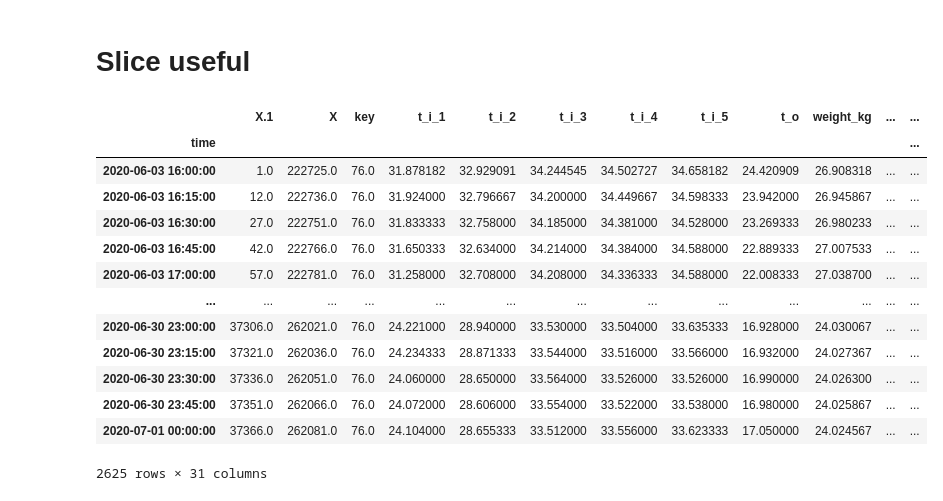
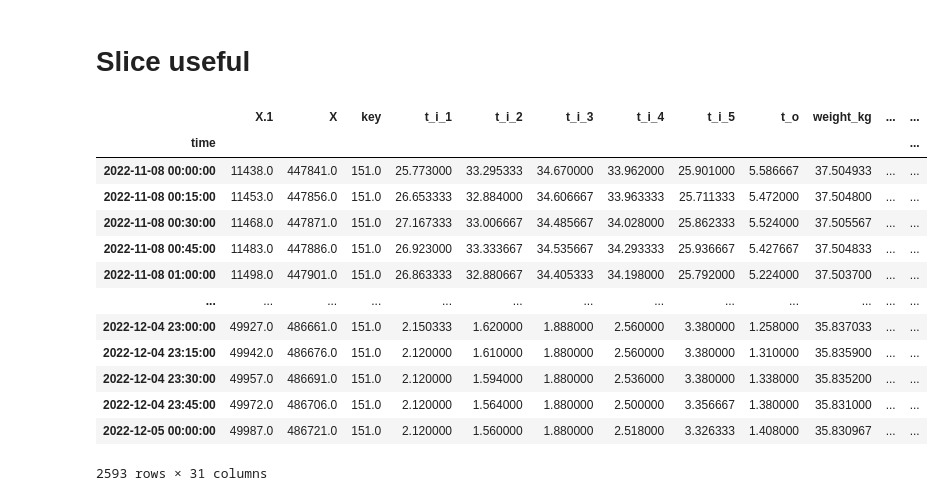
Before and after one commit to Lantain/HiveMonitor, a Jupyter notebook: insights.ipynb, the cells around one changed output. Cells and saved outputs as stored; diff of their text form; code cells hidden in the pictures.

```diff
--- a/insights.ipynb
+++ b/insights.ipynb
@@ -6,9 +6,10 @@ import matplotlib.pyplot as plt
 import matplotlib.dates as mdates
 from datetime import datetime
 import events
+import visualise
 
 # FILE = 'dataset/bob_all_processed_mins/2020_76.csv'
-FILE = 'dataset/transformed_minutes/interval_15m/2020_76-qhs.csv'
+FILE = 'dataset/transformed_minutes/interval_15m/2022_152-h.csv'
 # FILE = 'dataset/_bob_useful_processed_mins/2020_76-qhs_20190601-20190701.csv'
 
 df = pd.read_csv(FILE, dtype={
@@ -35,11 +36,12 @@ honey_indexes = events_indexes[3]
 treatment_indexes = events_indexes[4]
 died_indexes = events_indexes[5]
 
-print (f'Swarming {len(swarming_indexes)}')
-print (f'Queencell {len(queencell_indexes)}')
-print (f'Feeding {len(feeding_indexes)}')
-print (f'Honey {len(honey_indexes)}')
-print (f'Treatment {len(treatment_indexes)}')
-print (f'Died {len(died_indexes)}')
+print (f'Swarming {len(swarming_indexes)}: {swarming_indexes}')
+print (f'Queencell {len(queencell_indexes)}: {queencell_indexes}')
+print (f'Feeding {len(feeding_indexes)}: {feeding_indexes}')
+print (f'Honey {len(honey_indexes)}: {honey_indexes}')
+print (f'Treatment {len(treatment_indexes)}: {treatment_indexes}')
+print (f'Died {len(died_indexes)}: {died_indexes}')
 print ('========================================')
+print(f"{df.index.min()}  ---  {df.index.max()}")
 # %% [output]
@@ -128,26 +74,26 @@ plt.show()
 # %% [markdown]
 # Slice useful
 # %%
-start_date = pd.to_datetime('2020-06-01')
-end_date = pd.to_datetime('2020-07-01')
+# start_date = pd.to_datetime('2020-06-01')
+# end_date = pd.to_datetime('2020-07-01')
 
 df_slice = df.loc[start_date:end_date]
 df_slice
 # %% [output]
 |  | X.1 | X | key | t_i_1 | t_i_2 | t_i_3 | t_i_4 | t_i_5 | t_o | weight_kg | ... | ... |
 | time |  |  |  |  |  |  |  |  |  |  |  | ... |
-| 2020-06-03 16:00:00 | 1.0 | 222725.0 | 76.0 | 31.878182 | 32.929091 | 34.244545 | 34.502727 | 34.658182 | 24.420909 | 26.908318 | ... | ... |
-| 2020-06-03 16:15:00 | 12.0 | 222736.0 | 76.0 | 31.924000 | 32.796667 | 34.200000 | 34.449667 | 34.598333 | 23.942000 | 26.945867 | ... | ... |
-| 2020-06-03 16:30:00 | 27.0 | 222751.0 | 76.0 | 31.833333 | 32.758000 | 34.185000 | 34.381000 | 34.528000 | 23.269333 | 26.980233 | ... | ... |
-| 2020-06-03 16:45:00 | 42.0 | 222766.0 | 76.0 | 31.650333 | 32.634000 | 34.214000 | 34.384000 | 34.588000 | 22.889333 | 27.007533 | ... | ... |
-| 2020-06-03 17:00:00 | 57.0 | 222781.0 | 76.0 | 31.258000 | 32.708000 | 34.208000 | 34.336333 | 34.588000 | 22.008333 | 27.038700 | ... | ... |
+| 2022-11-08 00:00:00 | 11438.0 | 447841.0 | 151.0 | 25.773000 | 33.295333 | 34.670000 | 33.962000 | 25.901000 | 5.586667 | 37.504933 | ... | ... |
+| 2022-11-08 00:15:00 | 11453.0 | 447856.0 | 151.0 | 26.653333 | 32.884000 | 34.606667 | 33.963333 | 25.711333 | 5.472000 | 37.504800 | ... | ... |
+| 2022-11-08 00:30:00 | 11468.0 | 447871.0 | 151.0 | 27.167333 | 33.006667 | 34.485667 | 34.028000 | 25.862333 | 5.524000 | 37.505567 | ... | ... |
+| 2022-11-08 00:45:00 | 11483.0 | 447886.0 | 151.0 | 26.923000 | 33.333667 | 34.535667 | 34.293333 | 25.936667 | 5.427667 | 37.504833 | ... | ... |
+| 2022-11-08 01:00:00 | 11498.0 | 447901.0 | 151.0 | 26.863333 | 32.880667 | 34.405333 | 34.198000 | 25.792000 | 5.224000 | 37.503700 | ... | ... |
 | ... | ... | ... | ... | ... | ... | ... | ... | ... | ... | ... | ... | ... |
-| 2020-06-30 23:00:00 | 37306.0 | 262021.0 | 76.0 | 24.221000 | 28.940000 | 33.530000 | 33.504000 | 33.635333 | 16.928000 | 24.030067 | ... | ... |
-| 2020-06-30 23:15:00 | 37321.0 | 262036.0 | 76.0 | 24.234333 | 28.871333 | 33.544000 | 33.516000 | 33.566000 | 16.932000 | 24.027367 | ... | ... |
-| 2020-06-30 23:30:00 | 37336.0 | 262051.0 | 76.0 | 24.060000 | 28.650000 | 33.564000 | 33.526000 | 33.526000 | 16.990000 | 24.026300 | ... | ... |
-| 2020-06-30 23:45:00 | 37351.0 | 262066.0 | 76.0 | 24.072000 | 28.606000 | 33.554000 | 33.522000 | 33.538000 | 16.980000 | 24.025867 | ... | ... |
-| 2020-07-01 00:00:00 | 37366.0 | 262081.0 | 76.0 | 24.104000 | 28.655333 | 33.512000 | 33.556000 | 33.623333 | 17.050000 | 24.024567 | ... | ... |
+| 2022-12-04 23:00:00 | 49927.0 | 486661.0 | 151.0 | 2.150333 | 1.620000 | 1.888000 | 2.560000 | 3.380000 | 1.258000 | 35.837033 | ... | ... |
+| 2022-12-04 23:15:00 | 49942.0 | 486676.0 | 151.0 | 2.120000 | 1.610000 | 1.880000 | 2.560000 | 3.380000 | 1.310000 | 35.835900 | ... | ... |
+| 2022-12-04 23:30:00 | 49957.0 | 486691.0 | 151.0 | 2.120000 | 1.594000 | 1.880000 | 2.536000 | 3.380000 | 1.338000 | 35.835200 | ... | ... |
+| 2022-12-04 23:45:00 | 49972.0 | 486706.0 | 151.0 | 2.120000 | 1.564000 | 1.880000 | 2.500000 | 3.356667 | 1.380000 | 35.831000 | ... | ... |
+| 2022-12-05 00:00:00 | 49987.0 | 486721.0 | 151.0 | 2.120000 | 1.560000 | 1.880000 | 2.518000 | 3.326333 | 1.408000 | 35.830967 | ... | ... |
-2625 rows × 31 columns
+2593 rows × 31 columns
 # %%
 fs = FILE.split('/')
 file = fs[-1].replace('2020_', '').replace('2019_', '').replace('2021_', '').replace('2022_', '').replace('.csv', '')
```
Also changed, not shown: parts of 3 cells of this notebook, 1 other file.
